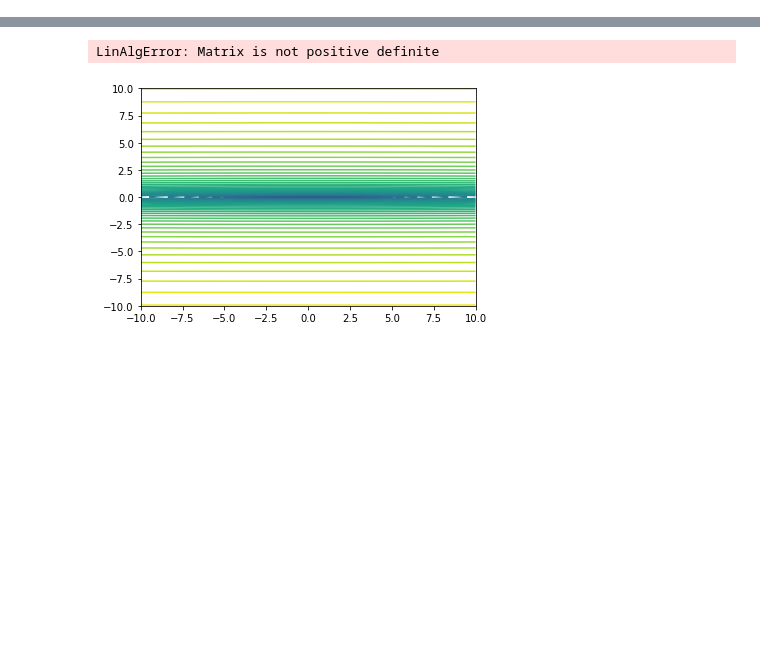
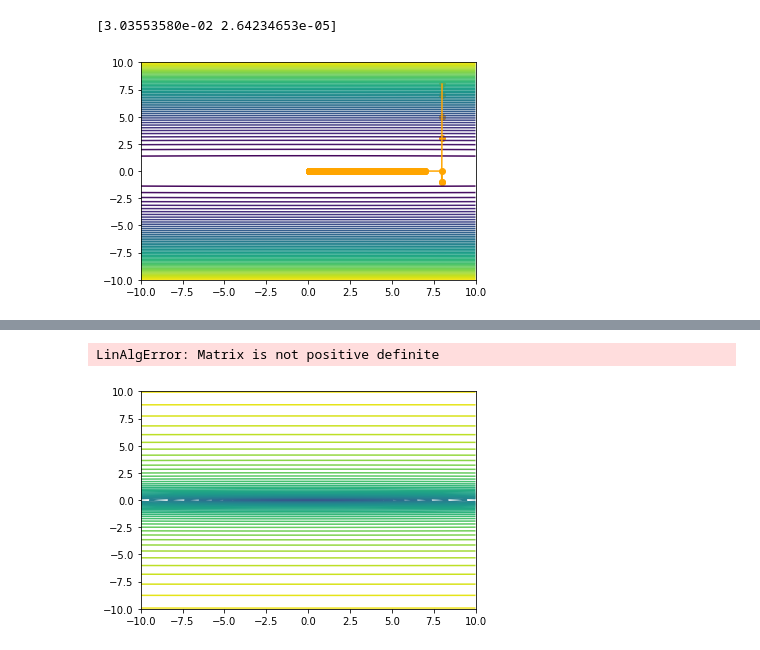
Before and after one commit to Snailed/no-2022-code, a Jupyter notebook: no-assignment-4.ipynb, the cells around one changed output, grey strips where cells are left out. Saved outputs shown, nothing was run; the diff lists cells and outputs as text; code cells hidden in the pictures; blank space fills up the shorter version.

```diff
--- a/no-assignment-4.ipynb
+++ b/no-assignment-4.ipynb
@@ -49,0 +79,5 @@ plot_contour_from_function(TrustRegion.minimize, Ellipsoid)
+# %%
+plot_contour_from_function(TrustRegion.minimize, Ellipsoid, lambda_init=1e-3)
+# %% [output]
+[3.03553580e-02 2.64234653e-05]
+[figure, added]
```
Also changed, not shown: parts of 9 cells of this notebook, 2 other files.
